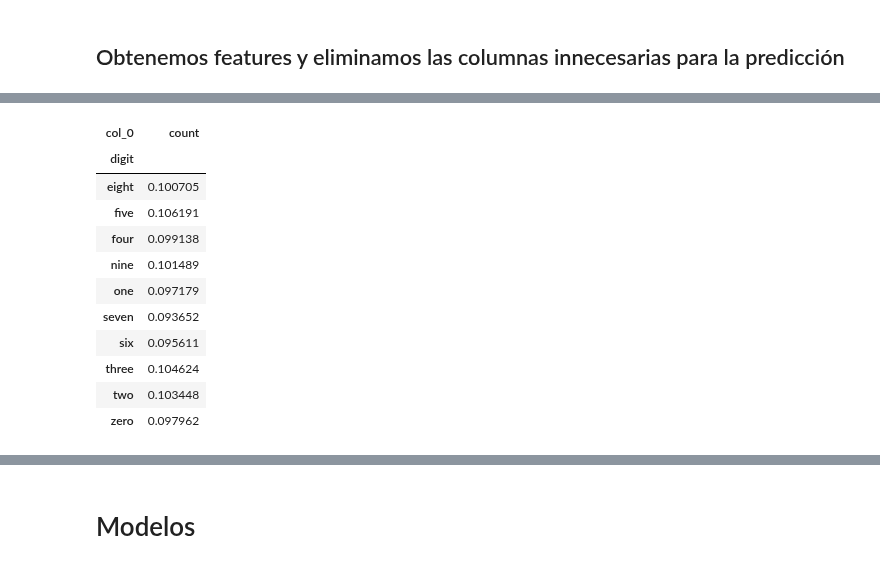
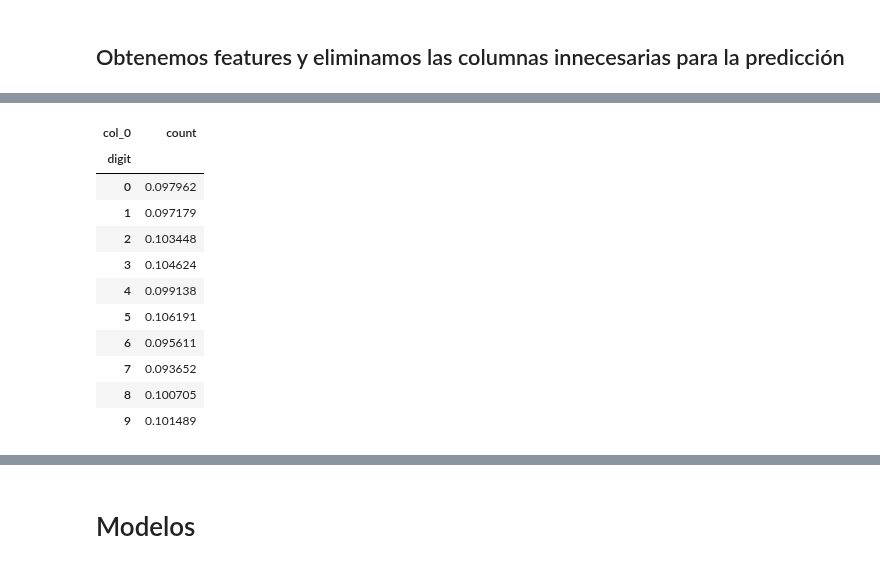
Before and after one commit to dhruszecki/cdatos-AA-TP2, a Jupyter notebook: AA_TP2.ipynb, the cells around one changed output, grey strips where cells are left out. Drawn from its saved outputs; the diff is of its cells as text; code cells hidden in the pictures.

```diff
--- a/AA_TP2.ipynb
+++ b/AA_TP2.ipynb
@@ -31,7 +31,7 @@ numbers_filenames = []
 to_number =	{
   "zero": 0,
   "one": 1,
-  "two": 3,
+  "two": 2,
   "three": 3,
   "four": 4,
   "five": 5,
@@ -139,7 +139,7 @@ def calculate_features_if_needed(filenames, result_filename):
 # Variables a excluir de la predicción
 var_exclude = ['file', 'Unnamed: 0']
 
-test_features = calculate_features_if_needed(test_filenames, "test_features.csv")
+test_features = pd.DataFrame(calculate_features_if_needed(test_filenames, "test_features.csv"))
 test_features.drop(var_exclude, axis=1, inplace=True)
 test_features.head(10)
 pd.crosstab(index=test_features["digit"], columns="count", normalize=True)
@@ -149,13 +149,13 @@ Elapsed time: 0.0408360958 seconds.
 | col_0 | count |
 | digit |  |
-| eight | 0.100705 |
-| five | 0.106191 |
-| four | 0.099138 |
-| nine | 0.101489 |
-| one | 0.097179 |
-| seven | 0.093652 |
-| six | 0.095611 |
-| three | 0.104624 |
-| two | 0.103448 |
-| zero | 0.097962 |
+| 0 | 0.097962 |
+| 1 | 0.097179 |
+| 2 | 0.103448 |
+| 3 | 0.104624 |
+| 4 | 0.099138 |
+| 5 | 0.106191 |
+| 6 | 0.095611 |
+| 7 | 0.093652 |
+| 8 | 0.100705 |
+| 9 | 0.101489 |
 # %%
```
Also changed, not shown: parts of 8 cells of this notebook, 3 other files.
